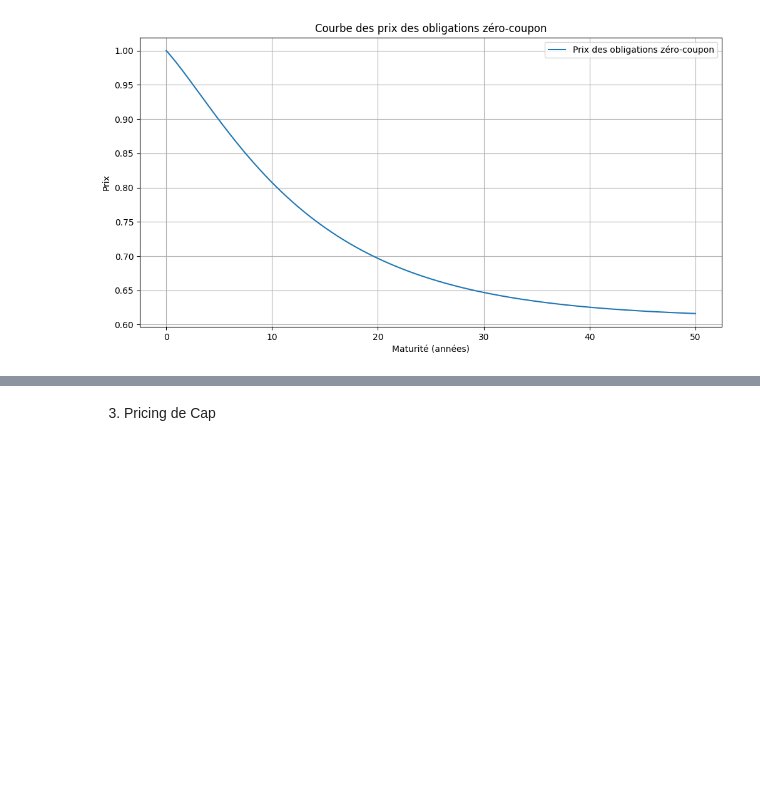
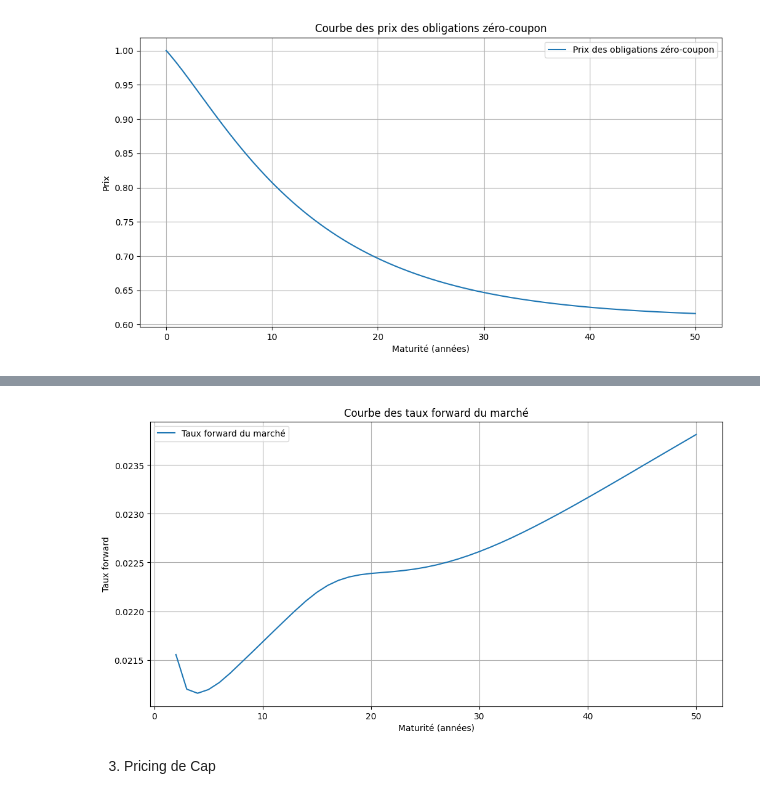
Before and after one commit to massine-djn/StatApp_GSE, a Jupyter notebook: main.ipynb, the cells around one changed output, grey strips where cells are left out. Cells and saved outputs as stored; diff of their text form; code cells hidden in the pictures; blank space fills up the shorter version.

```diff
--- a/main.ipynb
+++ b/main.ipynb
@@ -525,3 +579,17 @@ np.float64(0.022647826792831494)
+# %%
+# Calcul des taux forward du marché f(1,T)
+forward_rates_G2pp = {T : forward_rate_G2pp(1, T, a, b, sigma, eta, rho, r, f_0_T = df_forward_rates.loc[df_forward_rates["Maturité"] == T, "Taux Forward f(0,T)"].values) for T in range(2, 51)}
+# Affichage des résultats
+plt.figure(figsize=(12, 6))
+plt.plot(forward_rates_marche.keys(), forward_rates_marche.values(), label='Taux forward du marché')
+plt.xlabel('Maturité (années)')
+plt.ylabel('Taux forward')
+plt.legend()
+plt.title('Courbe des taux forward du marché')
+plt.grid()
+plt.show()
+# %% [output]
+[figure, added]
 # %% [markdown]
 3) Pricing de Cap
 # %% [markdown]
```
Also changed, not shown: parts of 14 cells of this notebook.
